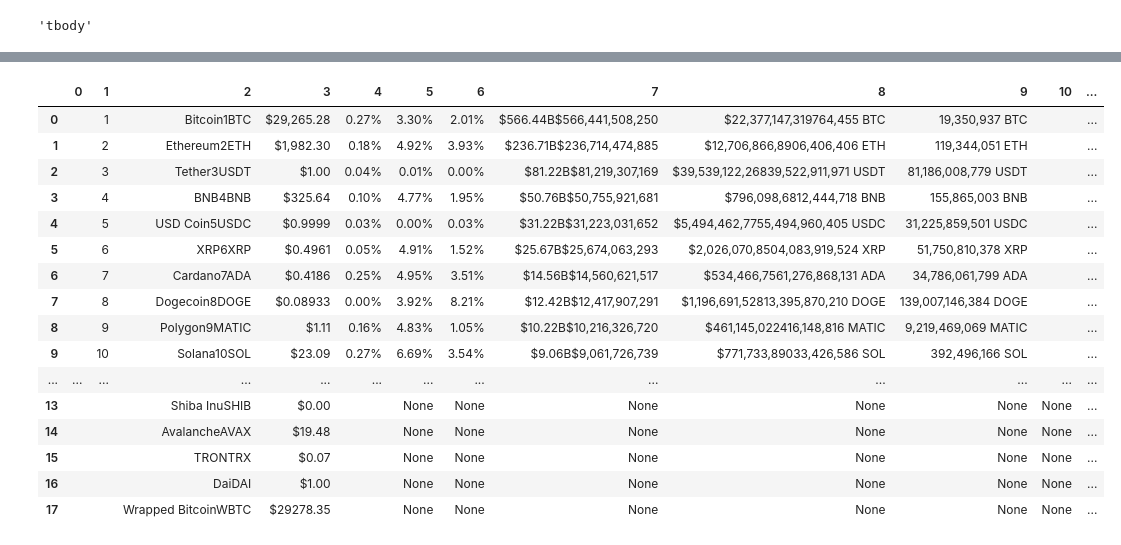
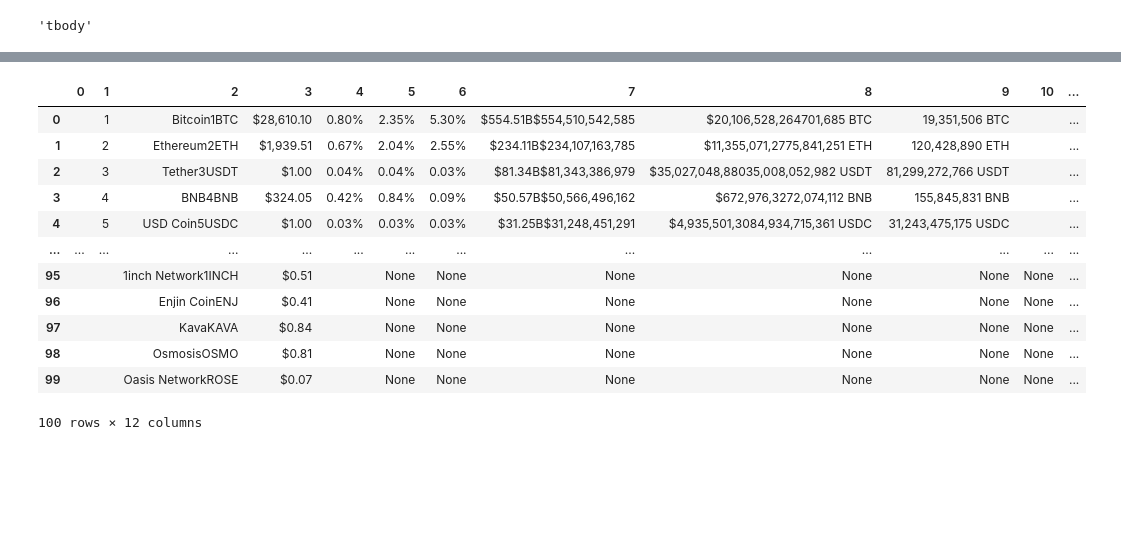
Before and after one commit to 3rd-Son/python-tutorials, a Jupyter notebook: coinmarketcap-scrap.ipynb, the cells around one changed output, grey strips where cells are left out. Drawn from its saved outputs; the diff is of its cells as text; code cells hidden in the pictures; blank space fills up the shorter version.

```diff
--- a/coinmarketcap-scrap.ipynb
+++ b/coinmarketcap-scrap.ipynb
@@ -152,34 +152,30 @@ import pandas as pd
 # %%
 # table = webpage.select('table.hockey-stats')[0]
 # columns = table.find('thead').find_all('th')
 # columns_names = [c.string for c in columns]
 
 # table_rows = table.find('tbody').find_all('tr')
 
 l = []
 for tr in trs:
     td = tr.find_all('td')
     row = [str(tr.get_text()).strip() for tr in td]
     l.append(row)
 
 
 df = pd.DataFrame(l)
-df.head(18)
+df
 # %% [output]
 |  | 0 | 1 | 2 | 3 | 4 | 5 | 6 | 7 | 8 | 9 | 10 | ... |
-| 0 |  | 1 | Bitcoin1BTC | $29,265.28 | 0.27% | 3.30% | 2.01% | $566.44B$566,441,508,250 | $22,377,147,319764,455 BTC | 19,350,937 BTC |  | ... |
-| 1 |  | 2 | Ethereum2ETH | $1,982.30 | 0.18% | 4.92% | 3.93% | $236.71B$236,714,474,885 | $12,706,866,8906,406,406 ETH | 119,344,051 ETH |  | ... |
-| 2 |  | 3 | Tether3USDT | $1.00 | 0.04% | 0.01% | 0.00% | $81.22B$81,219,307,169 | $39,539,122,26839,522,911,971 USDT | 81,186,008,779 USDT |  | ... |
-| 3 |  | 4 | BNB4BNB | $325.64 | 0.10% | 4.77% | 1.95% | $50.76B$50,755,921,681 | $796,098,6812,444,718 BNB | 155,865,003 BNB |  | ... |
-| 4 |  | 5 | USD Coin5USDC | $0.9999 | 0.03% | 0.00% | 0.03% | $31.22B$31,223,031,652 | $5,494,462,7755,494,960,405 USDC | 31,225,859,501 USDC |  | ... |
-| 5 |  | 6 | XRP6XRP | $0.4961 | 0.05% | 4.91% | 1.52% | $25.67B$25,674,063,293 | $2,026,070,8504,083,919,524 XRP | 51,750,810,378 XRP |  | ... |
-| 6 |  | 7 | Cardano7ADA | $0.4186 | 0.25% | 4.95% | 3.51% | $14.56B$14,560,621,517 | $534,466,7561,276,868,131 ADA | 34,786,061,799 ADA |  | ... |
-| 7 |  | 8 | Dogecoin8DOGE | $0.08933 | 0.00% | 3.92% | 8.21% | $12.42B$12,417,907,291 | $1,196,691,52813,395,870,210 DOGE | 139,007,146,384 DOGE |  | ... |
-| 8 |  | 9 | Polygon9MATIC | $1.11 | 0.16% | 4.83% | 1.05% | $10.22B$10,216,326,720 | $461,145,022416,148,816 MATIC | 9,219,469,069 MATIC |  | ... |
-| 9 |  | 10 | Solana10SOL | $23.09 | 0.27% | 6.69% | 3.54% | $9.06B$9,061,726,739 | $771,733,89033,426,586 SOL | 392,496,166 SOL |  | ... |
+| 0 |  | 1 | Bitcoin1BTC | $28,610.10 | 0.80% | 2.35% | 5.30% | $554.51B$554,510,542,585 | $20,106,528,264701,685 BTC | 19,351,506 BTC |  | ... |
+| 1 |  | 2 | Ethereum2ETH | $1,939.51 | 0.67% | 2.04% | 2.55% | $234.11B$234,107,163,785 | $11,355,071,2775,841,251 ETH | 120,428,890 ETH |  | ... |
+| 2 |  | 3 | Tether3USDT | $1.00 | 0.04% | 0.04% | 0.03% | $81.34B$81,343,386,979 | $35,027,048,88035,008,052,982 USDT | 81,299,272,766 USDT |  | ... |
+| 3 |  | 4 | BNB4BNB | $324.05 | 0.42% | 0.84% | 0.09% | $50.57B$50,566,496,162 | $672,976,3272,074,112 BNB | 155,845,831 BNB |  | ... |
+| 4 |  | 5 | USD Coin5USDC | $1.00 | 0.03% | 0.03% | 0.03% | $31.25B$31,248,451,291 | $4,935,501,3084,934,715,361 USDC | 31,243,475,175 USDC |  | ... |
 | ... | ... | ... | ... | ... | ... | ... | ... | ... | ... | ... | ... | ... |
-| 13 |  |  | Shiba InuSHIB | $0.00 |  | None | None | None | None | None | None | ... |
-| 14 |  |  | AvalancheAVAX | $19.48 |  | None | None | None | None | None | None | ... |
-| 15 |  |  | TRONTRX | $0.07 |  | None | None | None | None | None | None | ... |
-| 16 |  |  | DaiDAI | $1.00 |  | None | None | None | None | None | None | ... |
-| 17 |  |  | Wrapped BitcoinWBTC | $29278.35 |  | None | None | None | None | None | None | ... |
+| 95 |  |  | 1inch Network1INCH | $0.51 |  | None | None | None | None | None | None | ... |
+| 96 |  |  | Enjin CoinENJ | $0.41 |  | None | None | None | None | None | None | ... |
+| 97 |  |  | KavaKAVA | $0.84 |  | None | None | None | None | None | None | ... |
+| 98 |  |  | OsmosisOSMO | $0.81 |  | None | None | None | None | None | None | ... |
+| 99 |  |  | Oasis NetworkROSE | $0.07 |  | None | None | None | None | None | None | ... |
+100 rows × 12 columns
```
Also changed, not shown: parts of 5 cells of this notebook, 2 other files.
